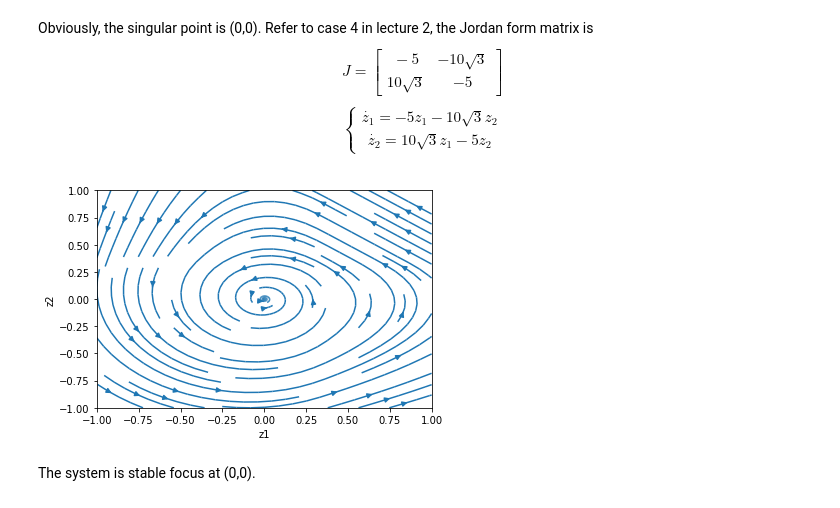
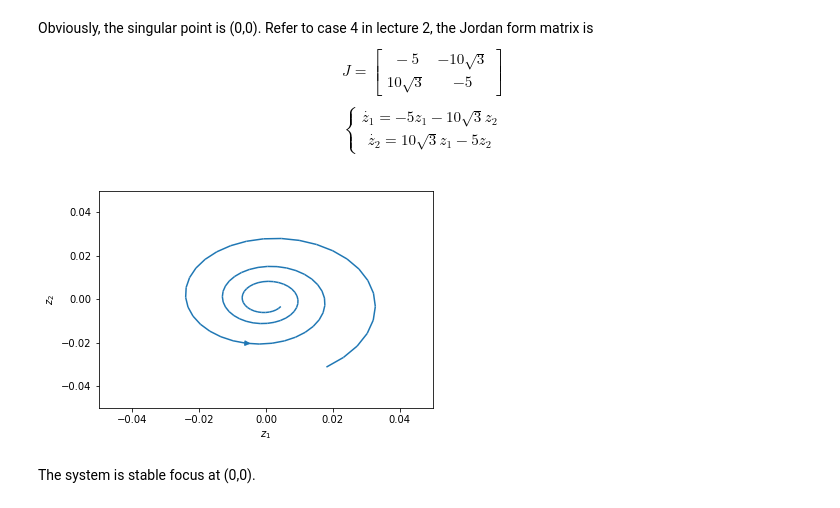
Before and after one commit to BoomAmplifier/NLS-HW, a Jupyter notebook: HW2.ipynb, the cells around one changed output. Drawn from its saved outputs; the diff is of its cells as text; code cells hidden in the pictures.

```diff
--- a/HW2.ipynb
+++ b/HW2.ipynb
@@ -268,14 +268,18 @@ $$
 \end{equation}$$
 # %%
 import pylab as plb
-x1values, x2values = plb.meshgrid(np.linspace(-1, 1, 4), np.linspace(-1, 1, 4),sparse=True)
+x1values, x2values = plb.meshgrid(np.linspace(-1, 1, 4), \
+                                  np.linspace(-1, 1, 4), \
+                                  sparse=True)
 x1dot = -5*x1values-10*3*np.sqrt(3)*x2values
 x2dot = 10*3*np.sqrt(3)*x1values-5*x2values
 plb.streamplot(x1values, x2values, x1dot, x2dot)
-plb.xlabel('z1')
-plb.ylabel('z2')
+plb.xlabel('$z_1$')
+plb.ylabel('$z_2$')
+plb.ylim(-0.05,0.05)
+plb.xlim(-0.05,0.05)
 plb.show()
 # %% [output]
-[figure, old version]
+[figure, new version]
 # %% [markdown]
 The system is stable focus at (0,0).
```
Also changed, not shown: parts of 20 cells of this notebook, 1 other file.
